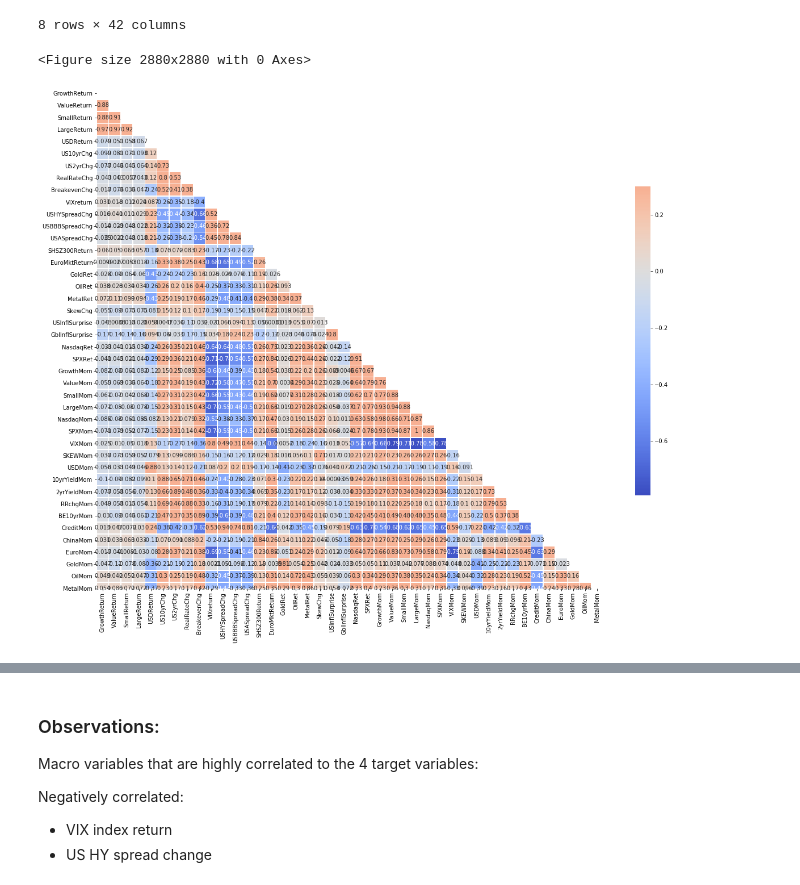
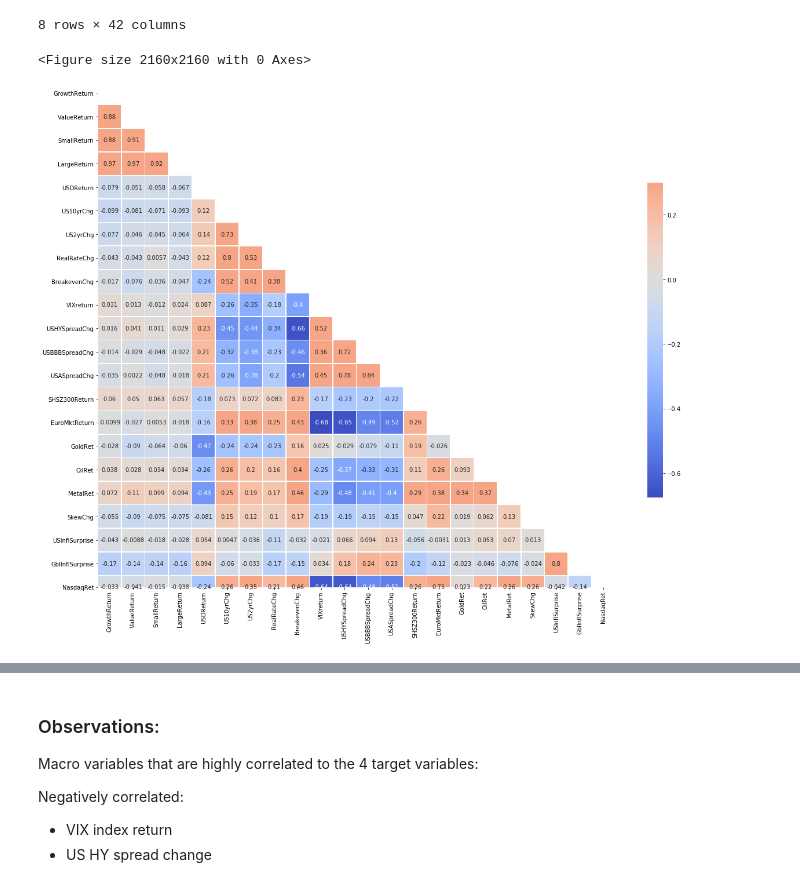
Before and after one commit to ShuYingAmberChen/Machine-learning-projects, a Jupyter notebook: Equity/equity_style_leadership-D-TSCV-Copy2.ipynb, the cells around one changed output, grey strips where cells are left out. Drawn from its saved outputs; the diff is of its cells as text; code cells hidden in the pictures.

```diff
--- a/Equity/equity_style_leadership-D-TSCV-Copy2.ipynb
+++ b/Equity/equity_style_leadership-D-TSCV-Copy2.ipynb
@@ -91,22 +91,22 @@ df.describe()
 8 rows × 42 columns
 # %%
 #Explore correlations
-plt.figure(figsize=(40,40))
-corr = df.corr()
+plt.figure(figsize=(30,30))
+corr = df.iloc[:, :23].corr()
 # Generate a mask for the upper triangle
 mask = np.triu(np.ones_like(corr, dtype=bool))
 
 # Set up the matplotlib figure
 fig, ax = plt.subplots(figsize=(20, 20))
 
 # Generate a custom diverging colormap
 cmap = sns.diverging_palette(230, 20, as_cmap=True)
 cmap='coolwarm'
 #cmap="warm"
 # Draw the heatmap with the mask and correct aspect ratio
 sns.heatmap(corr, mask=mask, cmap=cmap, vmax=.3, center=0,
             square=True, linewidths=.5, cbar_kws={"shrink": .5}, annot=True)
 plt.show()
 # %% [output]
-<Figure size 2880x2880 with 0 Axes>
+<Figure size 2160x2160 with 0 Axes>
-[figure, old version]
+[figure, new version]
```
Also changed, not shown: parts of 3 cells of this notebook.
